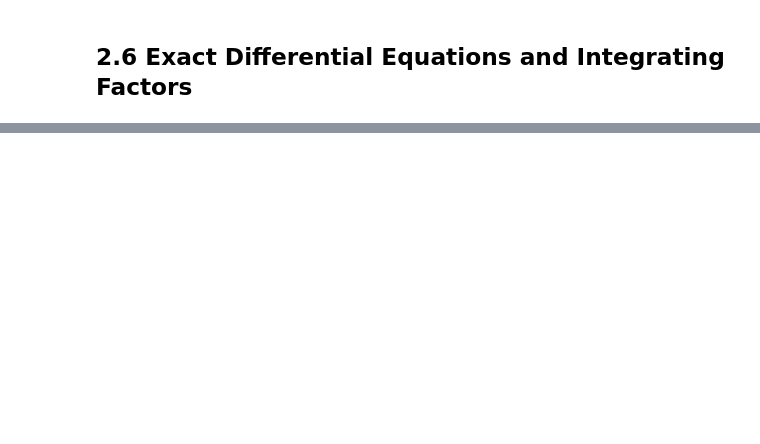
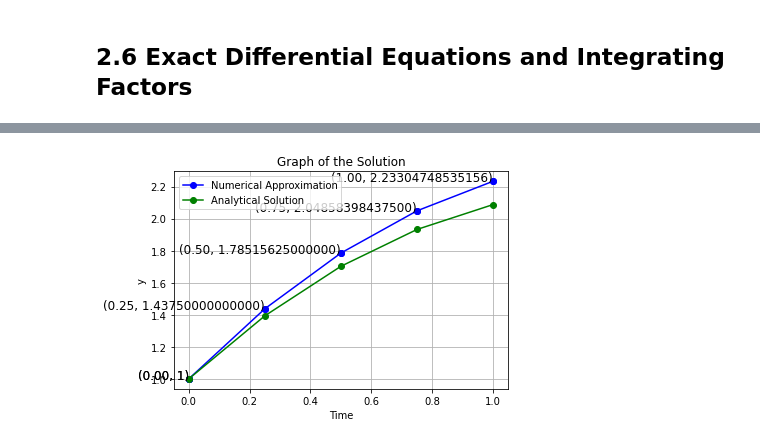
Before and after one commit to Minsuchoi-1999/ODE, a Jupyter notebook: Chapter 2, First-order Differential Equaitons.ipynb, the cells around one changed output, grey strips where cells are left out. Cells and saved outputs as stored; diff of their text form; code cells hidden in the pictures; blank space fills up the shorter version.

```diff
--- a/Chapter 2, First-order Differential Equaitons.ipynb
+++ b/Chapter 2, First-order Differential Equaitons.ipynb
@@ -185,0 +376,87 @@ AttributeError: 'Add' object has no attribute 'lhs'
+# %%
+import sympy as sy
+import numpy as np
+import matplotlib.pyplot as plt
+from sympy import init_printing
+
+init_printing(use_latex='mathjax')
+
+t = sy.symbols('t')
+f = sy.Function('f')
+y = f(t)
+f_eq = sy.Eq(f(t).diff(t), 2 - t - (1/4)*f(t))
+
+# 초기 조건: f(0) = 1 (예시로 지정)
+initial_t = 0
+initial_y = 1
+
+# 초기 조건: f(1) = 2 (예시로 지정)
+initial_condition = {f(initial_t): initial_y}
+
+start = 0.0
+end = 1.0
+num_points = 5  # 데이터 포인트 수
+
+t_values = np.linspace(start, end, num_points)
+y_values = []
+
+plots = [(initial_t, initial_y)]
+
+for t_val in t_values:
+    y_val = initial_condition[f(initial_t)]
+    y_values.append(y_val)
+
+    f_n = f_eq.rhs.subs({t: initial_t, f(t): y_val})
+    eq_n = sy.Eq(f(t) + f_n*(t - initial_t), y_val + f_n*(t_val - initial_t))
+
+    initial_t = t_val
+    initial_condition = {f(initial_t): eq_n.rhs}
+    plots.append((initial_t, initial_condition[f(initial_t)]))
+
+import sympy as sy
+import numpy as np
+import matplotlib.pyplot as plt
+from sympy import init_printing
+
+init_printing(use_latex='mathjax')
+
+t = sy.symbols('t')
+f = sy.Function('f')
+y = f(t)
+eq = sy.Eq(sy.diff(y, t, 1), 2 - t - (1/4)*y)
+
+# 초기 조건: f(0) = 1 (예시로 지정)
+
+initial_t = 0
+initial_y = 1
+#입력 받는 것으로 변경 가능
+
+# 초기 조건: f(1) = 2 (예시로 지정)
+initial_condition = {f(initial_t): initial_y}
+
+t_values = np.linspace(0.0, 1.0, 5)
+
+sol = sy.dsolve(eq, y, ics=initial_condition)
+
+sym_sol = sol.rhs
+
+# SymPy 식을 NumPy 함수로 변환
+num_sol = sy.lambdify(t, sym_sol, 'numpy')
+
+# t 값에 따른 y 값을 계산
+y_values = num_sol(t_values)
+
+# 그래프 그리기
+plt.plot([t_val for t_val, y_val in plots], [y_val for t_val, y_val in plots], color='blue', marker='o', label='Numerical Approximation')
+plt.scatter([t_val for t_val, y_val in plots], [y_val for t_val, y_val in plots], color='blue', marker='o')
+for t_val, y_val in plots:
+    plt.text(t_val, y_val, f'({t_val:.2f}, {y_val})', fontsize=12, ha='right')
+plt.plot(t_values, y_values, color='green', marker='o', label='Analytical Solution')
+plt.xlabel('Time')
+plt.ylabel('y')
+plt.title('Graph of the Solution')
+plt.legend()
+plt.grid(True)
+plt.show()
+# %% [output]
+[figure, added]
```
Also changed, not shown: parts of 21 cells of this notebook.
